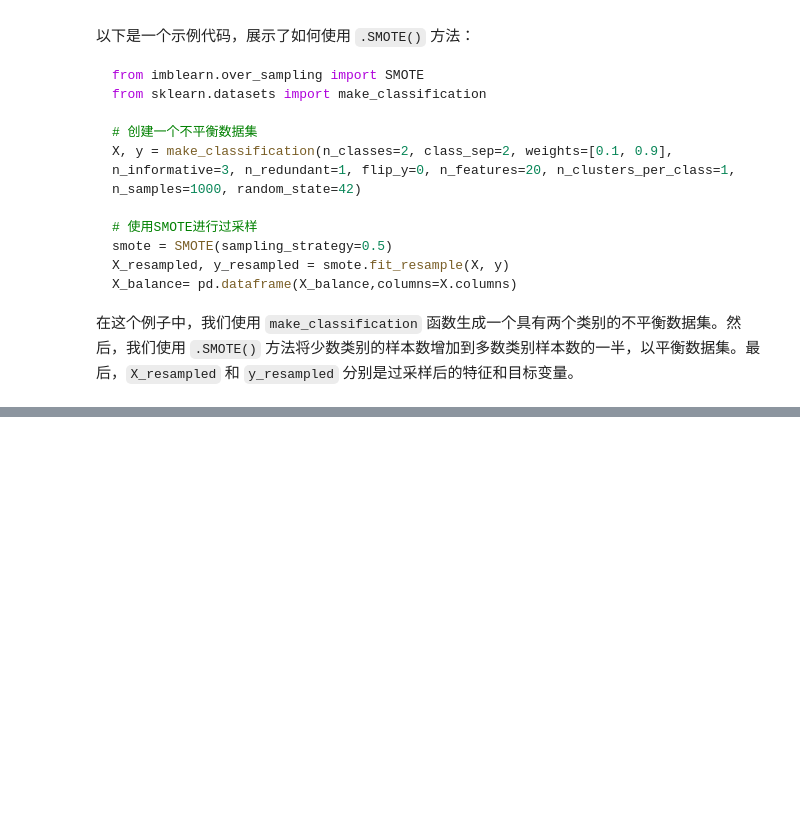
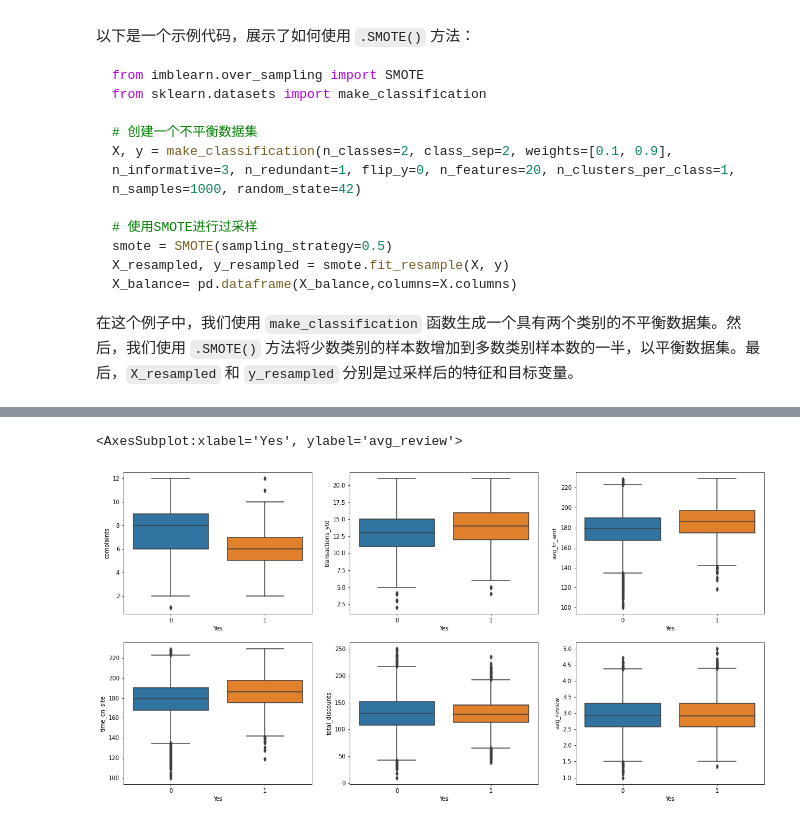
Before and after one commit to leningschulich/schulich_data_science, a Jupyter notebook: mban 6110 inclass code/note for mban6110 final.ipynb, the cells around one changed output, grey strips where cells are left out. Saved outputs shown, nothing was run; the diff lists cells and outputs as text; code cells hidden in the pictures; blank space fills up the shorter version.

```diff
--- a/mban 6110 inclass code/note for mban6110 final.ipynb
+++ b/mban 6110 inclass code/note for mban6110 final.ipynb
@@ -36,0 +248,22 @@ X_balance= pd.dataframe(X_balance,columns=X.columns)
+# %%
+df_copy.drop(df_copy[(df_copy['complaints']>=13)].index,axis =0,
+        inplace=True)
+df_copy.drop(df_copy[(df_copy['transactions_ytd']>=22)].index,axis =0,
+        inplace=True)
+df_copy.drop(df_copy[(df_copy['avg_tr_amt']>=230)].index,axis =0,
+        inplace=True)
+df_copy.drop(df_copy[(df_copy['time_on_site']>=400)].index,axis =0,
+        inplace=True)
+df_copy.drop(df_copy[(df_copy['total_discounts']<=5)].index,axis =0,
+        inplace=True)
+# %%
+fig, ((ax1,ax2,ax3),(ax4,ax5,ax6)) = plt.subplots(2,3, figsize=(20,10))
+sns.boxplot(x='Yes', y='complaints', ax=ax1, data=df_copy)
+sns.boxplot(x='Yes', y='transactions_ytd', ax=ax2, data=df_copy)
+sns.boxplot(x='Yes', y='avg_tr_amt', ax=ax3, data=df_copy)
+sns.boxplot(x='Yes', y='time_on_site', ax=ax4, data=df_copy)
+sns.boxplot(x='Yes', y='total_discounts', ax=ax5, data=df_copy)
+sns.boxplot(x='Yes', y='avg_review', ax=ax6, data=df_copy)
+# %% [output]
+<AxesSubplot:xlabel='Yes', ylabel='avg_review'>
+[figure, added]
```
Also changed, not shown: parts of 117 cells of this notebook, 2 other files.
